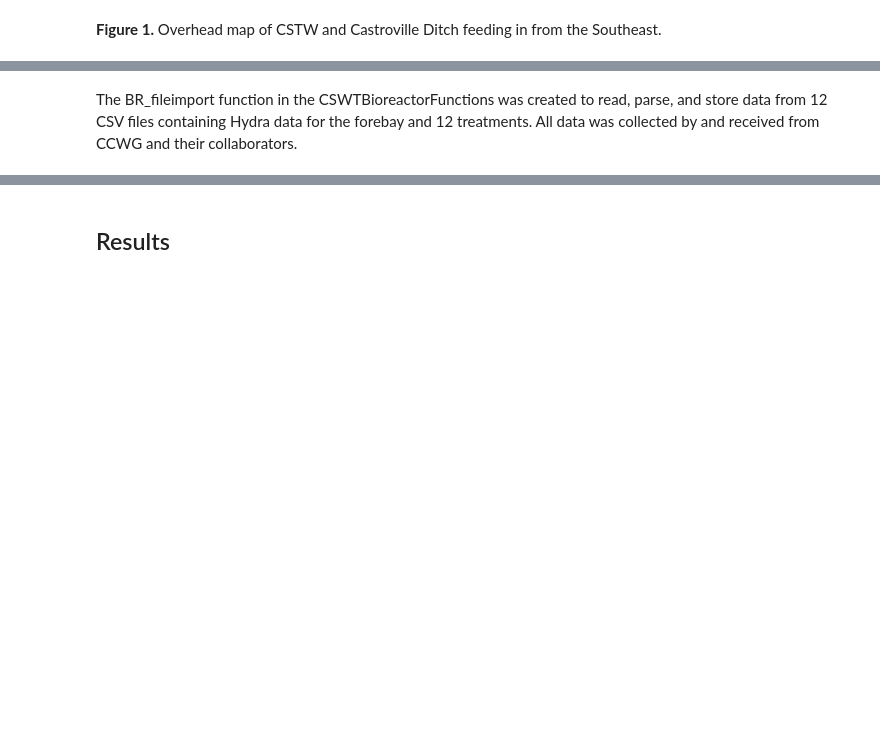
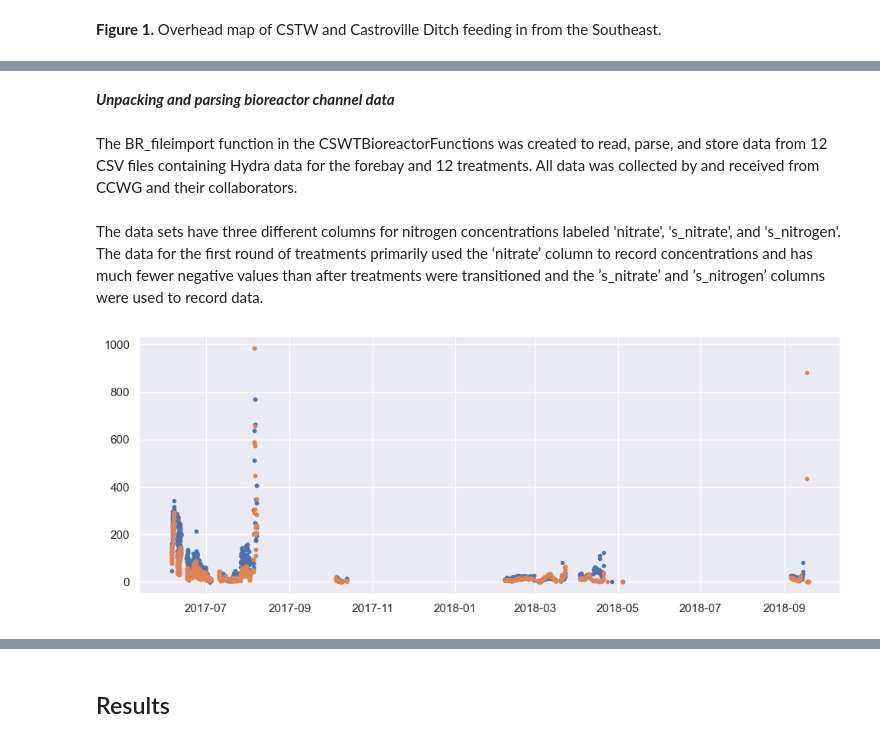
Before and after one commit to kmduncan1/MS263_BioreactorProject, a Jupyter notebook: ProjectNotebook.ipynb, the cells around one changed output, grey strips where cells are left out. Drawn from its saved outputs; the diff is of its cells as text; code cells hidden in the pictures; blank space fills up the shorter version.

Commit message:
Major updates to module functions & project notebook. Added files to HydraData sub-dir.

```diff
--- a/ProjectNotebook.ipynb
+++ b/ProjectNotebook.ipynb
@@ -38,3 +42,5 @@ CSTW also hosted a 12-channel bioreactor experiment towards the beginning of the
+# %% [markdown]
+<b>*Unpacking and parsing bioreactor channel data*<b/>
 # %%
 #Import packages and modules for data parsing, analysis, and visualization
 import pandas as pd
@@ -46,4 +52,15 @@ import cmocean.cm as cmo
 # %% [markdown]
 The BR_fileimport function in the CSWTBioreactorFunctions was created to read, parse, and store data from 12 CSV files containing Hydra data for the forebay and 12 treatments. All data was collected by and received from CCWG and their collaborators.
 # %%
-dffb,dfclist,dfc1,dfc2,dfc3,dfc4,dfc5,dfc6,dfc7,dfc8,dfc9,dfc10,dfc11,dfc12 = CBRF.BR_fileimport()
+#Importing and parsing forebay and channel data from csv files in HydraData directory
+dffb,dfclist,dfc1,dfc2,dfc3,dfc4,dfc5,dfc6,dfc7,dfc8,dfc9,dfc10,dfc11,dfc12 = CBRF.fileimport()
+# %% [markdown]
+The data sets have three different columns for nitrogen concentrations labeled 'nitrate', 's_nitrate', and 's_nitrogen'. The data for the first round of treatments primarily used the ‘nitrate’ column to record concentrations and has much fewer negative values than after treatments were transitioned and the ’s_nitrate’ and ’s_nitrogen’ columns were used to record data.
+# %%
+#
+plt.figure(figsize = [10,4])
+plt.plot(dffb['utc_time'], dffb['nitrate'], '.')
+plt.plot(dfc9['utc_time'], dfc9['nitrate'], '.')
+plt.tight_layout()
+# %% [output]
+[figure, added]
```
Also changed, not shown: parts of 12 cells of this notebook, 2 other files.
